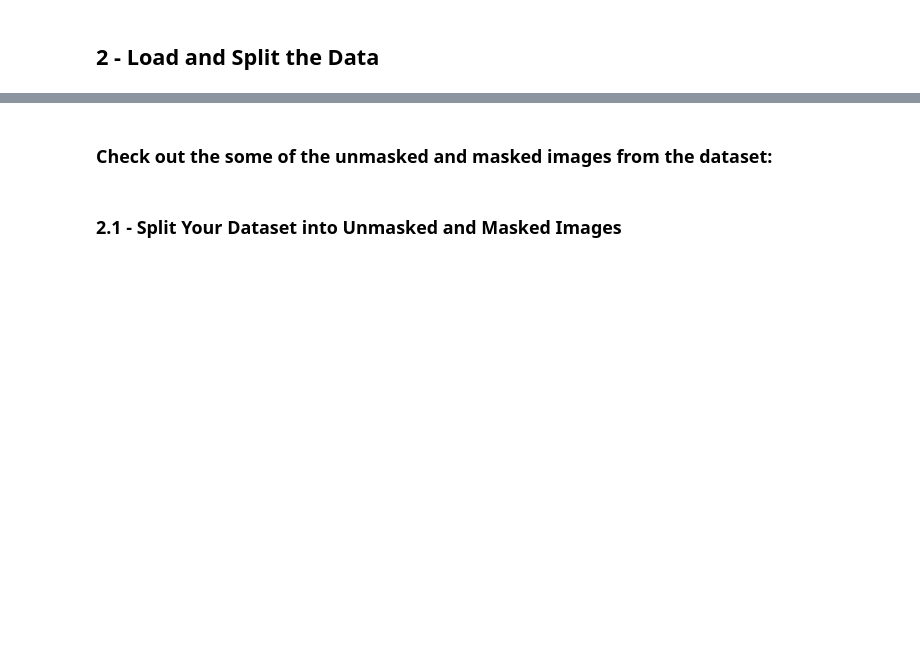
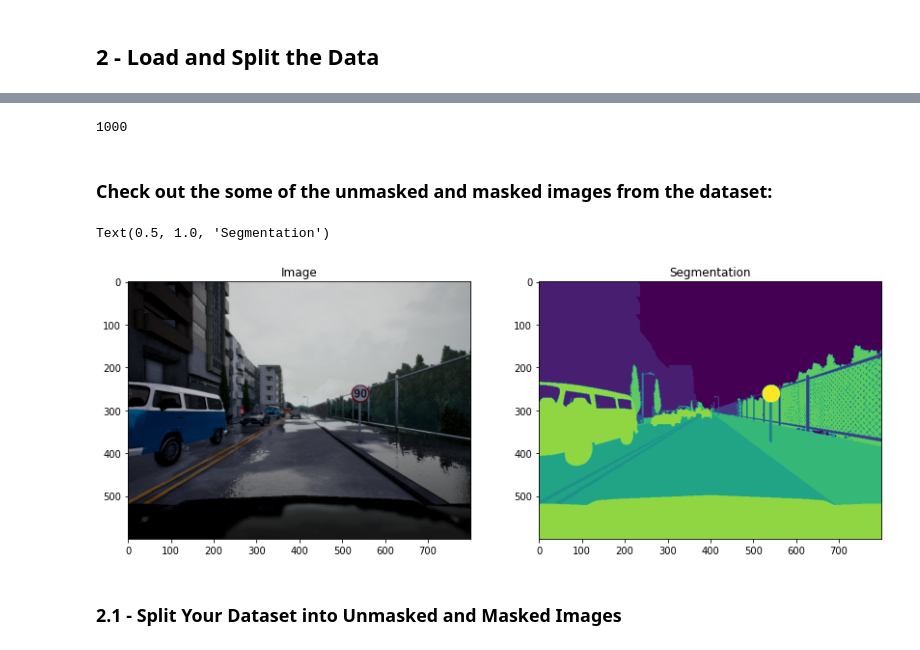
Before and after one commit to lpanigrahi/coursera, a Jupyter notebook: Deep Learning/Convolutional Neural Networks/Image_segmentation_Unet_v2.ipynb, the cells around one changed output, grey strips where cells are left out. Drawn from its saved outputs; the diff is of its cells as text; code cells hidden in the pictures; blank space fills up the shorter version.

```diff
--- a/Deep Learning/Convolutional Neural Networks/Image_segmentation_Unet_v2.ipynb
+++ b/Deep Learning/Convolutional Neural Networks/Image_segmentation_Unet_v2.ipynb
@@ -92,7 +98,7 @@ import matplotlib.pyplot as plt
 path = os.getcwd()
 image_path = os.path.join(path, 'data/CameraRGB/')
 mask_path = os.path.join(path, 'data/CameraSeg/')
-image_list = os.listdir(image_path)
-mask_list = os.listdir(mask_path)
+image_list = sorted(os.listdir(image_path))
+mask_list = sorted(os.listdir(mask_path))
 image_list = [image_path+i for i in image_list]
 mask_list = [mask_path+i for i in mask_list]
@@ -99,18 +125,23 @@ mask_list = [mask_path+i for i in mask_list]
 # %%
 len(image_list)
+# %% [output]
+1000
 # %% [markdown]
 ### Check out the some of the unmasked and masked images from the dataset:
 # %%
-N = 3
+N = 25
 img = imageio.imread(image_list[N])
 mask = imageio.imread(mask_list[N])
 #mask = np.array([max(mask[i, j]) for i in range(mask.shape[0]) for j in range(mask.shape[1])]).reshape(img.shape[0], img.shape[1])
 
 fig, arr = plt.subplots(1, 2, figsize=(14, 10))
 arr[0].imshow(img)
 arr[0].set_title('Image')
 arr[1].imshow(mask[:, :, 0])
 arr[1].set_title('Segmentation')
+# %% [output]
+Text(0.5, 1.0, 'Segmentation')
+[figure, added]
 # %% [markdown]
 <a name='2-1'></a>
 ### 2.1 - Split Your Dataset into Unmasked and Masked Images
```
Also changed, not shown: parts of 16 cells of this notebook.
